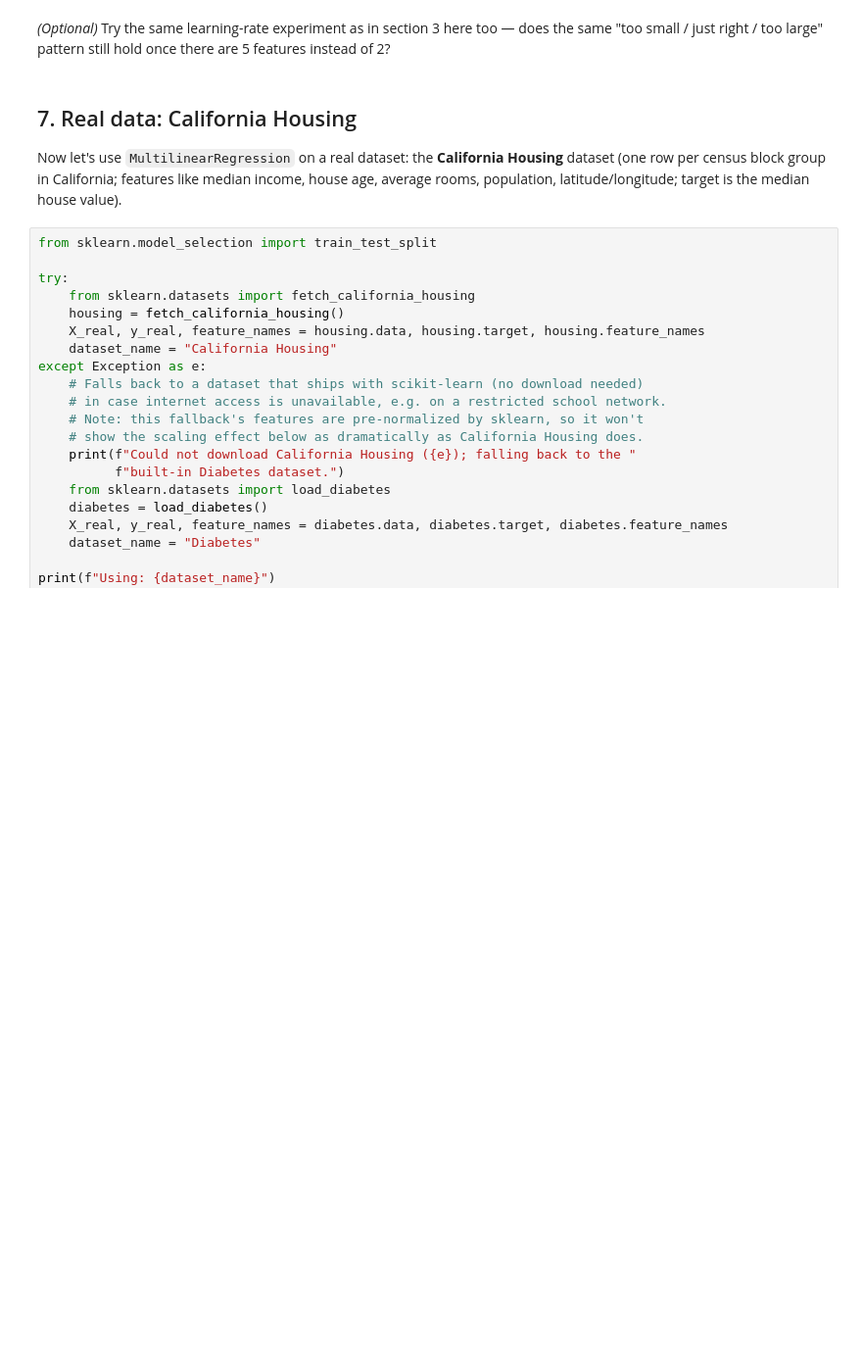
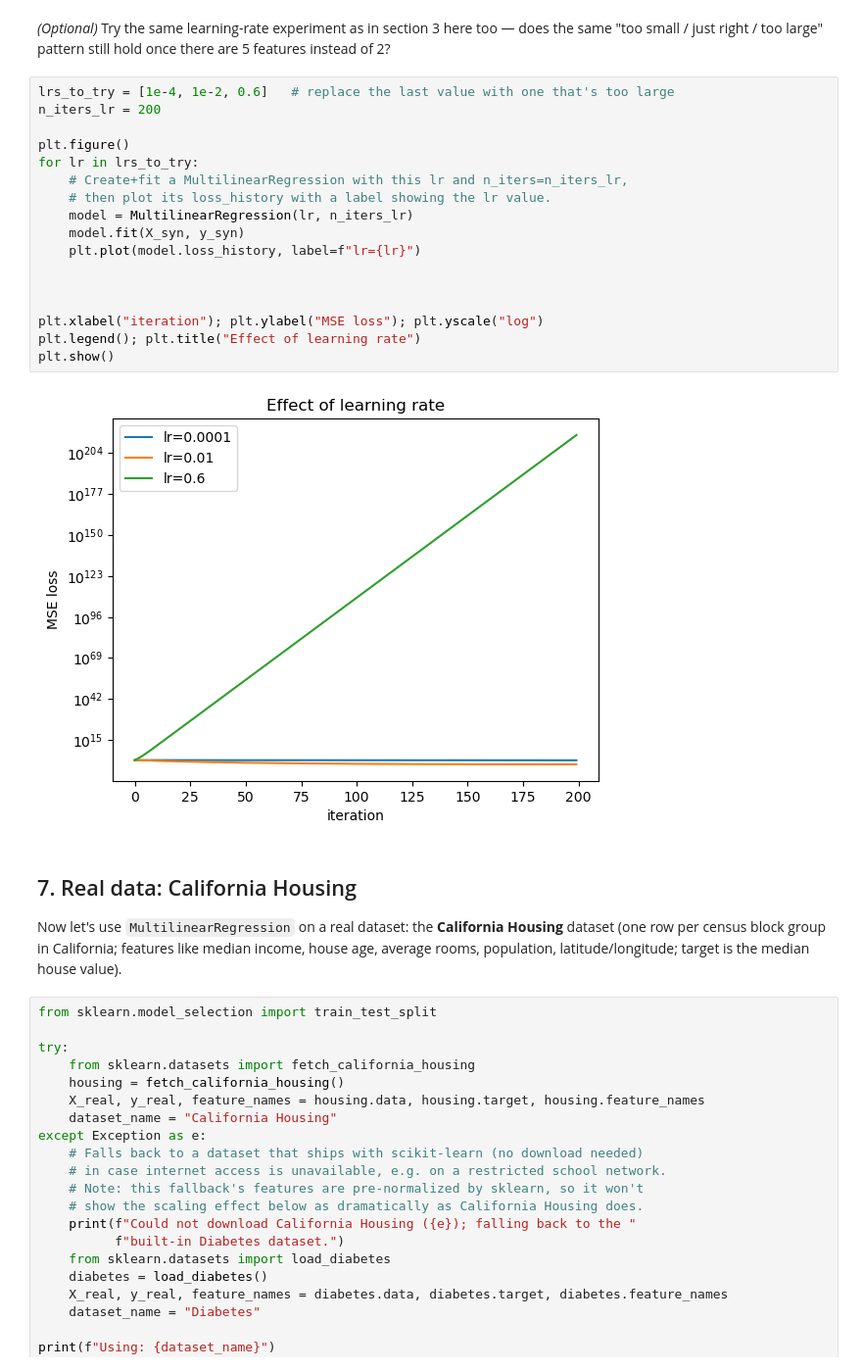
Before and after one commit to karpada2/comp_sci_stuff, a Jupyter notebook: twelvth_grade/classwork/gradient_descent_exercise_gon_grossman.ipynb, the cells around one changed output. Shown at 98% size. Cells and saved outputs as stored; diff of their text form; blank space fills up the shorter version.

```diff
--- a/twelvth_grade/classwork/gradient_descent_exercise_student.ipynb
+++ b/twelvth_grade/classwork/gradient_descent_exercise_gon_grossman.ipynb
@@ -424,6 +435,25 @@ plt.show()
 *(Optional)* Try the same learning-rate experiment as in section 3 here too —
 does the same "too small / just right / too large" pattern still hold once
 there are 5 features instead of 2?
+# %%
+lrs_to_try = [1e-4, 1e-2, 0.6]   # replace the last value with one that's too large
+n_iters_lr = 200
+
+plt.figure()
+for lr in lrs_to_try:
+    # Create+fit a MultilinearRegression with this lr and n_iters=n_iters_lr,
+    # then plot its loss_history with a label showing the lr value.
+    model = MultilinearRegression(lr, n_iters_lr)
+    model.fit(X_syn, y_syn)
+    plt.plot(model.loss_history, label=f"lr={lr}")
+
+
+
+plt.xlabel("iteration"); plt.ylabel("MSE loss"); plt.yscale("log")
+plt.legend(); plt.title("Effect of learning rate")
+plt.show()
+# %% [output]
+[figure, added]
 # %% [markdown]
 ## 7. Real data: California Housing
 
```
Also changed, not shown: parts of 11 cells of this notebook.
